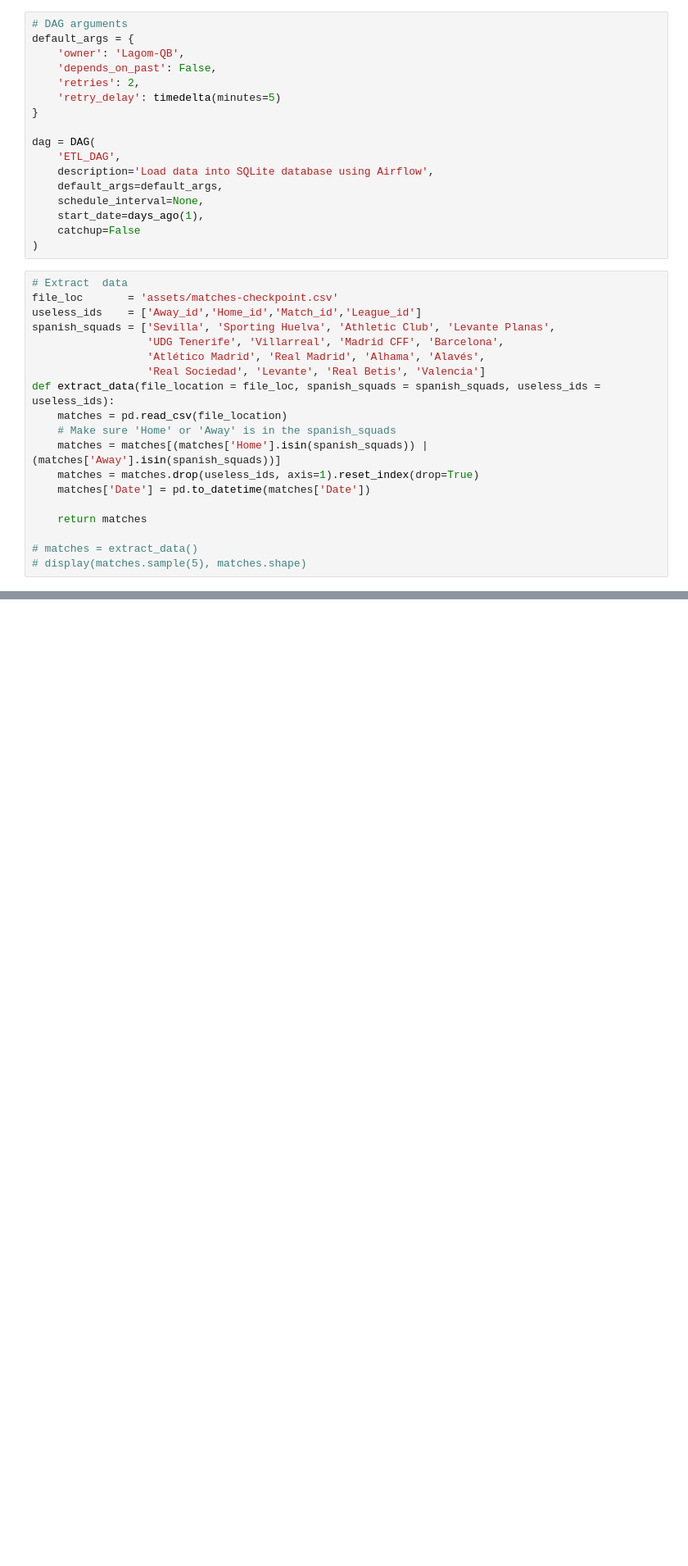
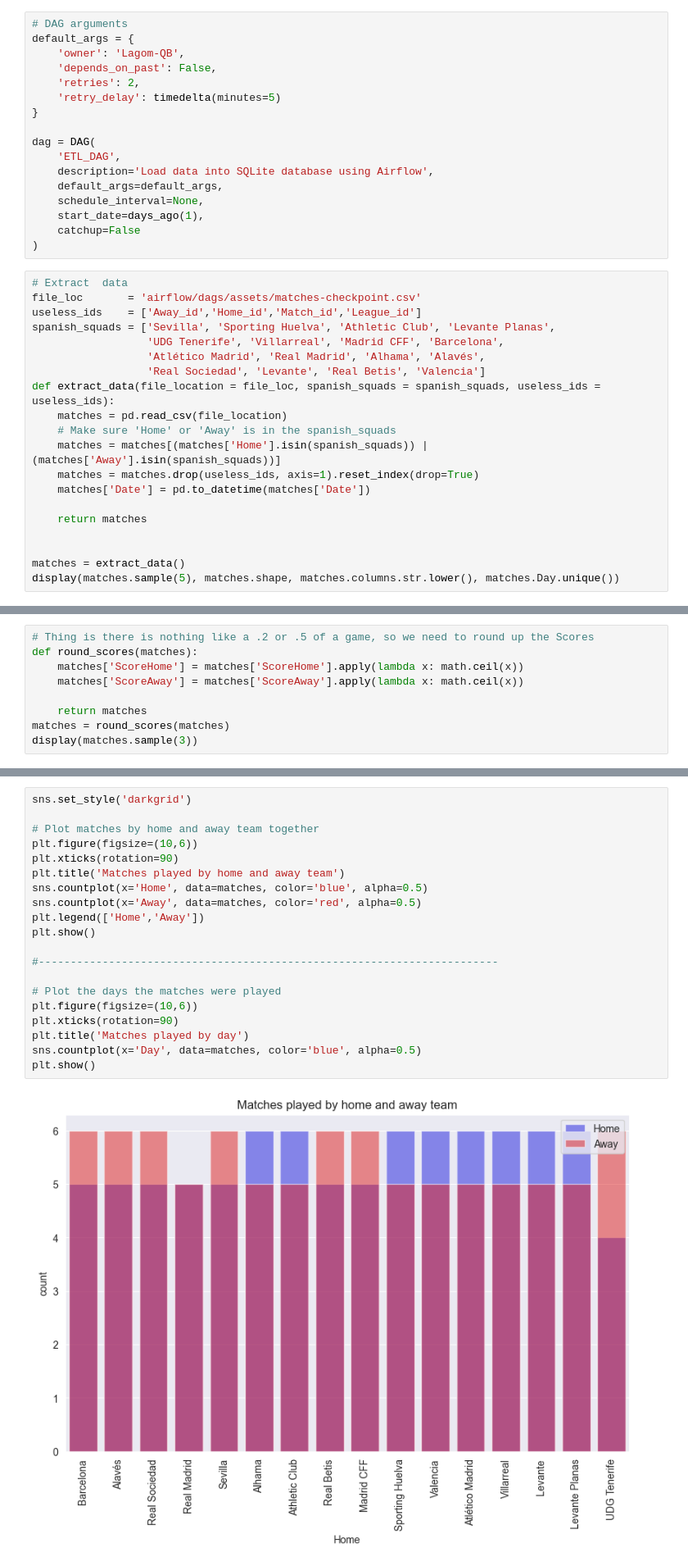
Before and after one commit to lagom-QB/Data-Engineering, a Jupyter notebook: DataPipelining.ipynb, the cells around one changed output, grey strips where cells are left out. Shown at 82% size. Cells and saved outputs as stored; diff of their text form; blank space fills up the shorter version.

Commit message:
ft. Added a DataPipeLineNotebook ... in time I'll delelte the other one

```diff
--- a/DataPipelining.ipynb
+++ b/DataPipelining.ipynb
@@ -102,7 +61,7 @@ dag = DAG(
 )
 # %%
 # Extract  data
-file_loc       = 'assets/matches-checkpoint.csv'
+file_loc       = 'airflow/dags/assets/matches-checkpoint.csv'
 useless_ids    = ['Away_id','Home_id','Match_id','League_id']
 spanish_squads = ['Sevilla', 'Sporting Huelva', 'Athletic Club', 'Levante Planas',
                   'UDG Tenerife', 'Villarreal', 'Madrid CFF', 'Barcelona',
@@ -117,5 +76,6 @@ def extract_data(file_location = file_loc, spanish_squads = spanish_squads, usel
 
     return matches
 
-# matches = extract_data()
-# display(matches.sample(5), matches.shape)
+
+matches = extract_data()
+display(matches.sample(5), matches.shape, matches.columns.str.lower(), matches.Day.unique())
@@ -121,0 +94,9 @@ def extract_data(file_location = file_loc, spanish_squads = spanish_squads, usel
+# %%
+# Thing is there is nothing like a .2 or .5 of a game, so we need to round up the Scores
+def round_scores(matches):
+    matches['ScoreHome'] = matches['ScoreHome'].apply(lambda x: math.ceil(x))
+    matches['ScoreAway'] = matches['ScoreAway'].apply(lambda x: math.ceil(x))
+
+    return matches
+matches = round_scores(matches)
+display(matches.sample(3))
@@ -121,0 +108,22 @@ def extract_data(file_location = file_loc, spanish_squads = spanish_squads, usel
+# %%
+sns.set_style('darkgrid')
+
+# Plot matches by home and away team together
+plt.figure(figsize=(10,6))
+plt.xticks(rotation=90)
+plt.title('Matches played by home and away team')
+sns.countplot(x='Home', data=matches, color='blue', alpha=0.5)
+sns.countplot(x='Away', data=matches, color='red', alpha=0.5)
+plt.legend(['Home','Away'])
+plt.show()
+
+#------------------------------------------------------------------------
+
+# Plot the days the matches were played
+plt.figure(figsize=(10,6))
+plt.xticks(rotation=90)
+plt.title('Matches played by day')
+sns.countplot(x='Day', data=matches, color='blue', alpha=0.5)
+plt.show()
+# %% [output]
+[figure, added]
```
Also changed, not shown: parts of 17 cells of this notebook, 7 other files.
